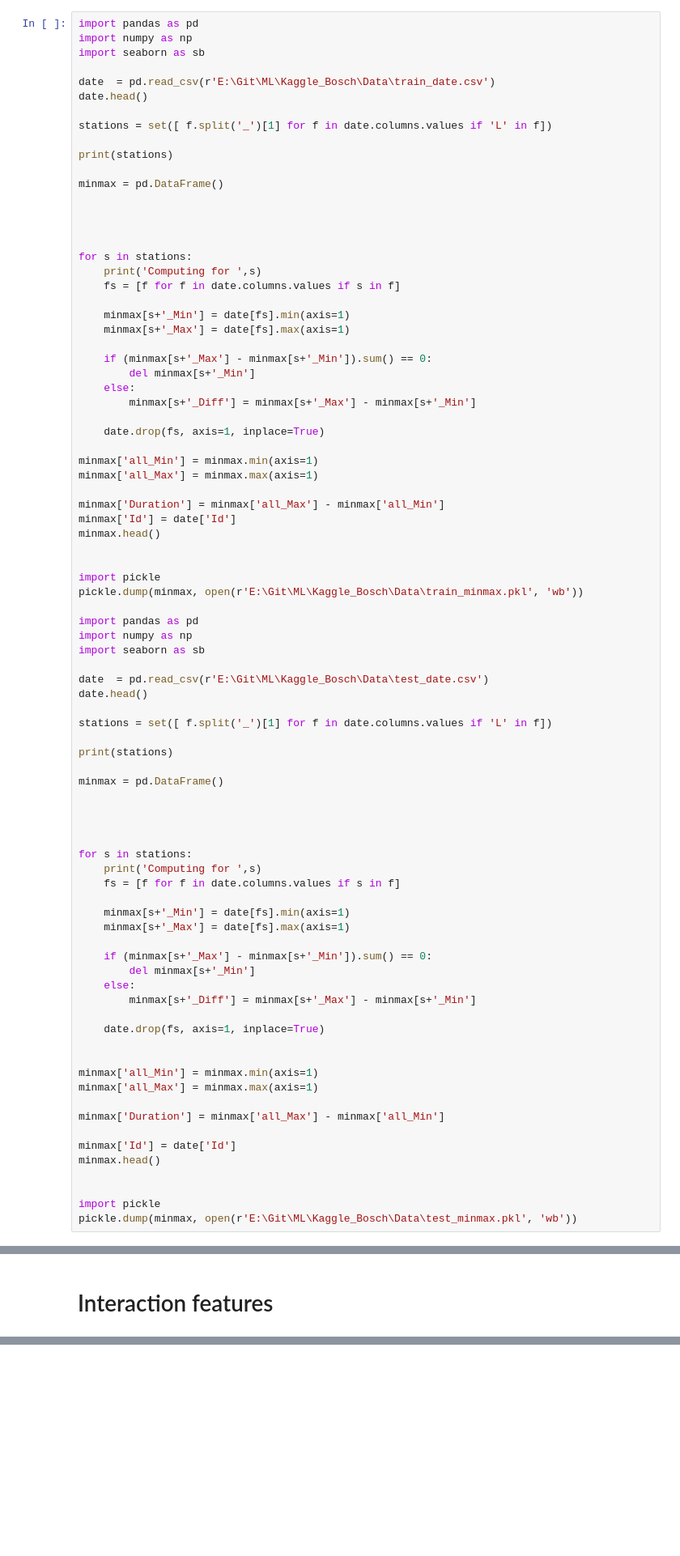
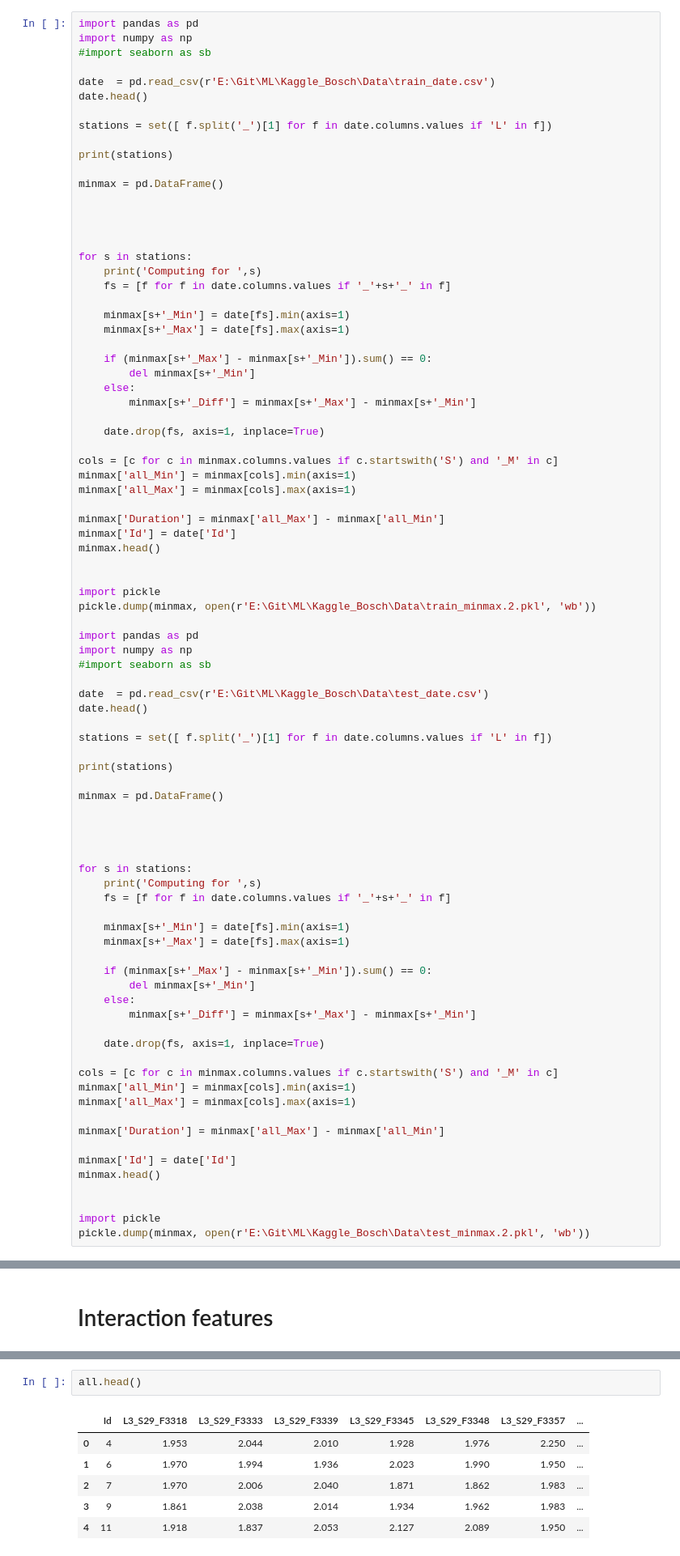
Before and after one commit to kumaran-5555/ML, a Jupyter notebook: Kaggle_Bosch/FeatEngg.ipynb, the cells around one changed output, grey strips where cells are left out. Shown: that part at 81% size. Cells and saved outputs as stored; diff of their text form; blank space fills up the shorter version.

```diff
--- a/Kaggle_Bosch/FeatEngg.ipynb
+++ b/Kaggle_Bosch/FeatEngg.ipynb
@@ -3,7 +3,7 @@
 # %%
 import pandas as pd
 import numpy as np
-import seaborn as sb
+#import seaborn as sb
 
 date  = pd.read_csv(r'E:\Git\ML\Kaggle_Bosch\Data\train_date.csv')
 date.head()
@@ -19,7 +19,7 @@ minmax = pd.DataFrame()
 
 for s in stations:
     print('Computing for ',s)
-    fs = [f for f in date.columns.values if s in f]
+    fs = [f for f in date.columns.values if '_'+s+'_' in f]
 
     minmax[s+'_Min'] = date[fs].min(axis=1)
     minmax[s+'_Max'] = date[fs].max(axis=1)
@@ -31,8 +31,9 @@ for s in stations:
 
     date.drop(fs, axis=1, inplace=True)
 
-minmax['all_Min'] = minmax.min(axis=1)
-minmax['all_Max'] = minmax.max(axis=1)
+cols = [c for c in minmax.columns.values if c.startswith('S') and '_M' in c]
+minmax['all_Min'] = minmax[cols].min(axis=1)
+minmax['all_Max'] = minmax[cols].max(axis=1)
 
 minmax['Duration'] = minmax['all_Max'] - minmax['all_Min']
 minmax['Id'] = date['Id']
@@ -40,11 +41,11 @@ minmax.head()
 
 
 import pickle
-pickle.dump(minmax, open(r'E:\Git\ML\Kaggle_Bosch\Data\train_minmax.pkl', 'wb'))
+pickle.dump(minmax, open(r'E:\Git\ML\Kaggle_Bosch\Data\train_minmax.2.pkl', 'wb'))
 
 import pandas as pd
 import numpy as np
-import seaborn as sb
+#import seaborn as sb
 
 date  = pd.read_csv(r'E:\Git\ML\Kaggle_Bosch\Data\test_date.csv')
 date.head()
@@ -60,7 +61,7 @@ minmax = pd.DataFrame()
 
 for s in stations:
     print('Computing for ',s)
-    fs = [f for f in date.columns.values if s in f]
+    fs = [f for f in date.columns.values if '_'+s+'_' in f]
 
     minmax[s+'_Min'] = date[fs].min(axis=1)
     minmax[s+'_Max'] = date[fs].max(axis=1)
@@ -72,9 +73,9 @@ for s in stations:
 
     date.drop(fs, axis=1, inplace=True)
 
-
-minmax['all_Min'] = minmax.min(axis=1)
-minmax['all_Max'] = minmax.max(axis=1)
+cols = [c for c in minmax.columns.values if c.startswith('S') and '_M' in c]
+minmax['all_Min'] = minmax[cols].min(axis=1)
+minmax['all_Max'] = minmax[cols].max(axis=1)
 
 minmax['Duration'] = minmax['all_Max'] - minmax['all_Min']
 
@@ -83,5 +84,5 @@ minmax.head()
 
 
 import pickle
-pickle.dump(minmax, open(r'E:\Git\ML\Kaggle_Bosch\Data\test_minmax.pkl', 'wb'))
+pickle.dump(minmax, open(r'E:\Git\ML\Kaggle_Bosch\Data\test_minmax.2.pkl', 'wb'))
 # %% [output]
@@ -454,0 +760,9 @@ train = train.merge(label, on=['Id'])
+# %%
+all.head()
+# %% [output]
+|  | Id | L3_S29_F3318 | L3_S29_F3333 | L3_S29_F3339 | L3_S29_F3345 | L3_S29_F3348 | L3_S29_F3357 | ... |
+| 0 | 4 | 1.953 | 2.044 | 2.010 | 1.928 | 1.976 | 2.250 | ... |
+| 1 | 6 | 1.970 | 1.994 | 1.936 | 2.023 | 1.990 | 1.950 | ... |
+| 2 | 7 | 1.970 | 2.006 | 2.040 | 1.871 | 1.862 | 1.983 | ... |
+| 3 | 9 | 1.861 | 2.038 | 2.014 | 1.934 | 1.962 | 1.983 | ... |
+| 4 | 11 | 1.918 | 1.837 | 2.053 | 2.127 | 2.089 | 1.950 | ... |
```
Also changed, not shown: parts of 33 cells of this notebook, 13 other files.
